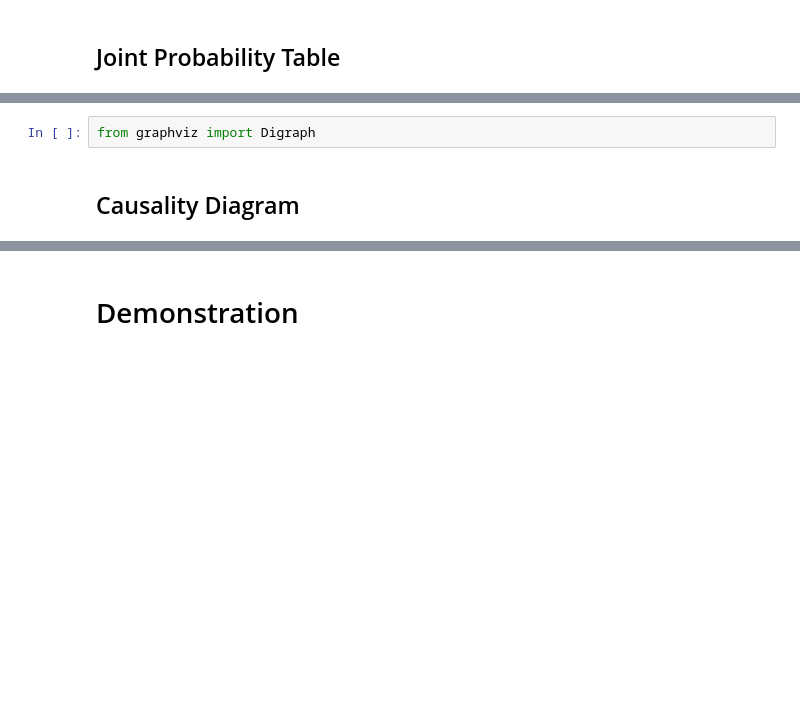
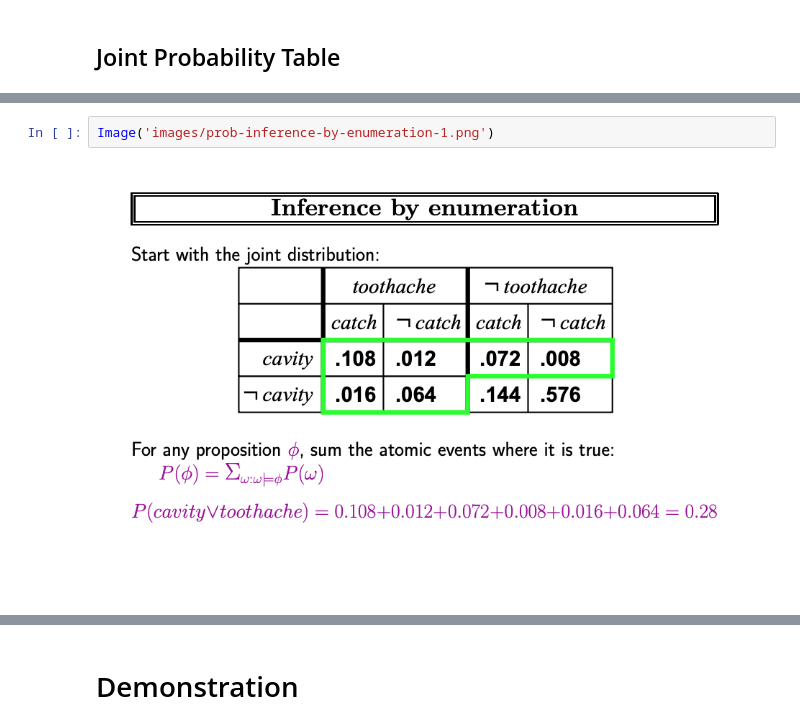
Before and after one commit to robOcity/ai-course, a Jupyter notebook: slides/week-6-uncertainty-and-action-slides.ipynb, the cells around one changed output, grey strips where cells are left out. Cells and saved outputs as stored; diff of their text form; blank space fills up the shorter version.

```diff
--- a/slides/week-6-uncertainty-and-action-slides.ipynb
+++ b/slides/week-6-uncertainty-and-action-slides.ipynb
@@ -115,4 +120,4 @@ graphviz                  2.40.1               h0a44026_0
-# %%
-from graphviz import Digraph
-# %% [markdown]
-## Causality Diagram
+# %%
+Image('images/prob-inference-by-enumeration-1.png')
+# %% [output]
+[figure, added]
```
Also changed, not shown: parts of 57 cells of this notebook, 7 other files.
